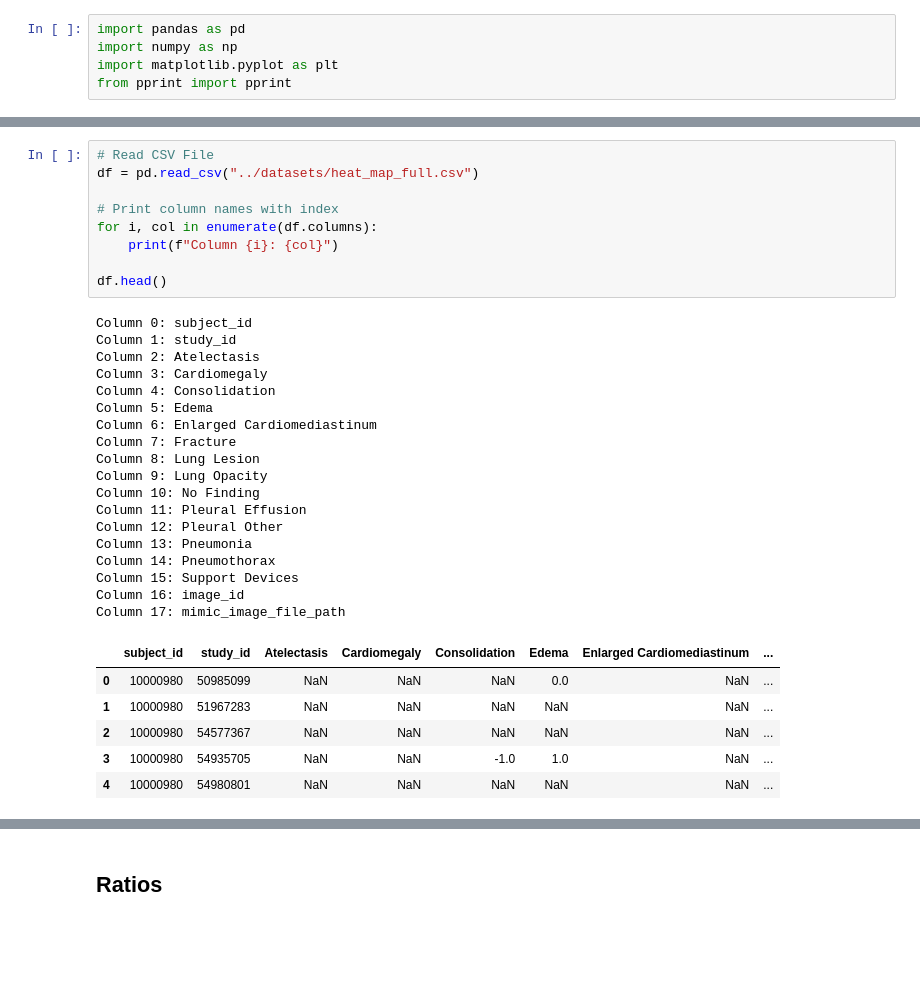
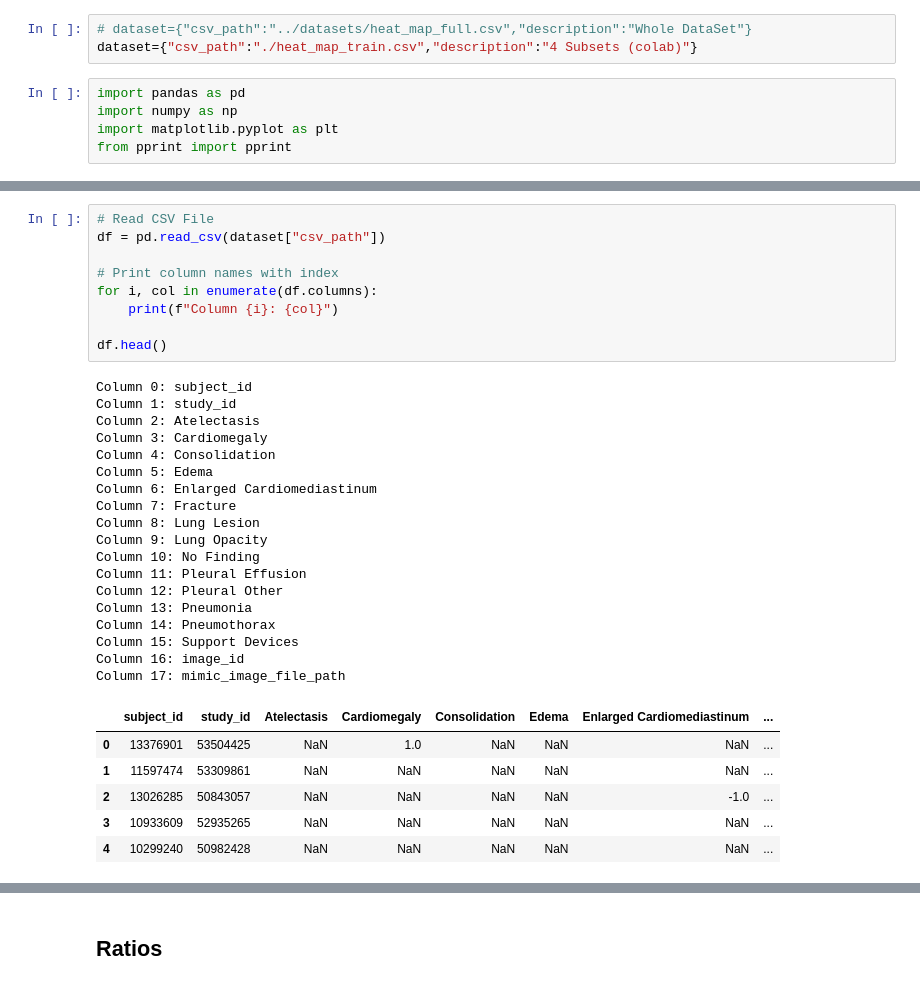
Before and after one commit to BasmaElhoseny01/X-Reporto-AI, a Jupyter notebook: note_books/Heat Maps Classes Weights.ipynb, the cells around one changed output, grey strips where cells are left out. Saved outputs shown, nothing was run; the diff lists cells and outputs as text; blank space fills up the shorter version.

```diff
--- a/note_books/Heat Maps Classes Weights.ipynb
+++ b/note_books/Heat Maps Classes Weights.ipynb
@@ -1,3 +1,6 @@
+# %%
+# dataset={"csv_path":"../datasets/heat_map_full.csv","description":"Whole DataSet"}
+dataset={"csv_path":"./heat_map_train.csv","description":"4 Subsets (colab)"}
 # %%
 import pandas as pd
 import numpy as np
@@ -6,34 +39,34 @@ from pprint import pprint
 # %%
 # Read CSV File
-df = pd.read_csv("../datasets/heat_map_full.csv")
+df = pd.read_csv(dataset["csv_path"])
 
 # Print column names with index
 for i, col in enumerate(df.columns):
     print(f"Column {i}: {col}")
 
 df.head()
 # %% [output]
 Column 0: subject_id
 Column 1: study_id
 Column 2: Atelectasis
 Column 3: Cardiomegaly
 Column 4: Consolidation
 Column 5: Edema
 Column 6: Enlarged Cardiomediastinum
 Column 7: Fracture
 Column 8: Lung Lesion
 Column 9: Lung Opacity
 Column 10: No Finding
 Column 11: Pleural Effusion
 Column 12: Pleural Other
 Column 13: Pneumonia
 Column 14: Pneumothorax
 Column 15: Support Devices
 Column 16: image_id
 Column 17: mimic_image_file_path
 |  | subject_id | study_id | Atelectasis | Cardiomegaly | Consolidation | Edema | Enlarged Cardiomediastinum | ... |
-| 0 | 10000980 | 50985099 | NaN | NaN | NaN | 0.0 | NaN | ... |
-| 1 | 10000980 | 51967283 | NaN | NaN | NaN | NaN | NaN | ... |
-| 2 | 10000980 | 54577367 | NaN | NaN | NaN | NaN | NaN | ... |
-| 3 | 10000980 | 54935705 | NaN | NaN | -1.0 | 1.0 | NaN | ... |
-| 4 | 10000980 | 54980801 | NaN | NaN | NaN | NaN | NaN | ... |
+| 0 | 13376901 | 53504425 | NaN | 1.0 | NaN | NaN | NaN | ... |
+| 1 | 11597474 | 53309861 | NaN | NaN | NaN | NaN | NaN | ... |
+| 2 | 13026285 | 50843057 | NaN | NaN | NaN | NaN | -1.0 | ... |
+| 3 | 10933609 | 52935265 | NaN | NaN | NaN | NaN | NaN | ... |
+| 4 | 10299240 | 50982428 | NaN | NaN | NaN | NaN | NaN | ... |
```
Also changed, not shown: parts of 21 cells of this notebook, 1 other file.
